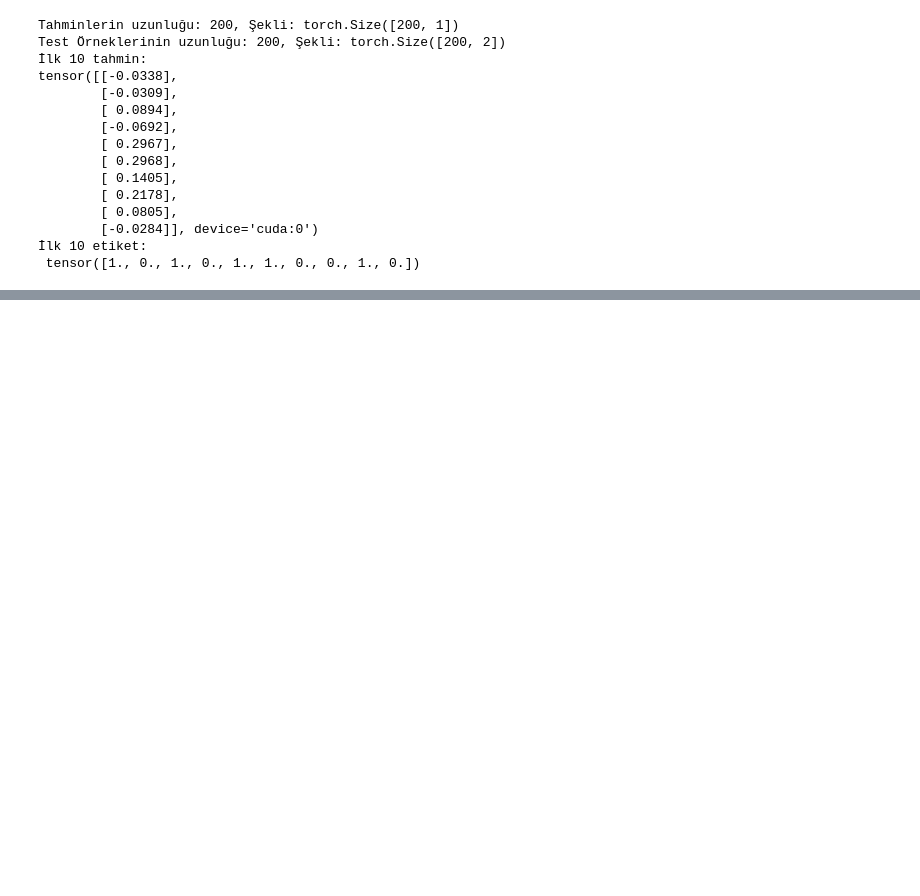
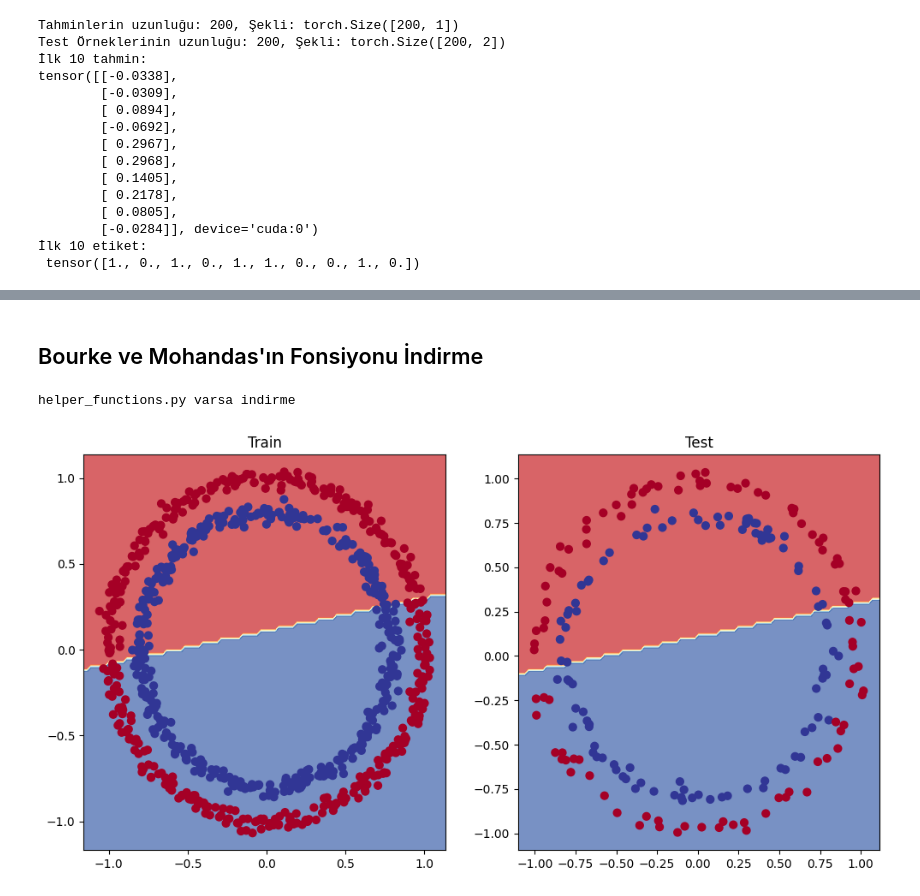
Before and after one commit to ugursirvermez/PyTorch_Education, a Jupyter notebook: 03_pytorch_nn_model_classification.ipynb, the cells around one changed output, grey strips where cells are left out. Drawn from its saved outputs; the diff is of its cells as text; code cells hidden in the pictures; blank space fills up the shorter version.

```diff
--- a/03_pytorch_nn_model_classification.ipynb
+++ b/03_pytorch_nn_model_classification.ipynb
@@ -181,0 +199,16 @@ tensor([[-0.0338],
+# %%
+#Eğitim modeli aşamasını oluşturma
+#Eğitim döngüsünü oluşturalım, bunu daha öncede yapmıştık. Çıktılarımız ham logaritmalardan oluşmaktadır.
+#Bu logaritmaları aktivasyon hesaplamaları (sigmoid, softmax vs.) tahminleri olasılıklara çevirme yapılmalı.
+#Bunun sonucunda tahmin etiketlerini oluşturacağız.
+
+#İlk 5 verimizi gözlemleyelim.
+model_0.eval()
+with torch.inference_mode():
+	y_logits = model_0(X_test.to(device))[:5]
+print(y_logits)
+
+#Sigmoid aktivasyonu kullanarak modelimizin tahminlerini olasılığa çevirebiliriz.
+y_pred_probs = torch.sigmoid(y_logits)
+print(f"Prediction Probabilities: {y_pred_probs}")
+print(f"PP Round:{torch.round(y_pred_probs)}")
@@ -181,0 +304,29 @@ tensor([[-0.0338],
+# %% [markdown]
+## Bourke ve Mohandas'ın Fonsiyonu İndirme
+# %%
+# Tahminler yapıp modelimizin değerlendirmesini yapalım.
+import requests
+from pathlib import Path
+
+#David Bourke ve Goku Mohandas tarafindan yazilan fonksiyon
+if Path("helper_functions.py").is_file():
+	print("helper_functions.py varsa indirme")
+else:
+	print("helper_function.py indir")
+	request = requests.get("https://raw.githubusercontent.com/mrdbourke/pytorch-deep-learning/main/helper_functions.py")
+	with open("helper_functions.py", "wb") as f: #aynı dosyayı aç ve içeriğini yaz.
+		f.write(request.content)
+
+from helper_functions import plot_predictions, plot_decision_boundary
+#Train verisi
+plt.figure(figsize=(12,6))
+plt.subplot(1, 2, 1)
+plt.title("Train")
+plot_decision_boundary(model_0, X_train, y_train)
+#Test verisi
+plt.subplot(1, 2, 2)
+plt.title("Test")
+plot_decision_boundary(model_0, X_test, y_test)
+# %% [output]
+helper_functions.py varsa indirme
+[figure, added]
```
Also changed, not shown: parts of 7 cells of this notebook.
